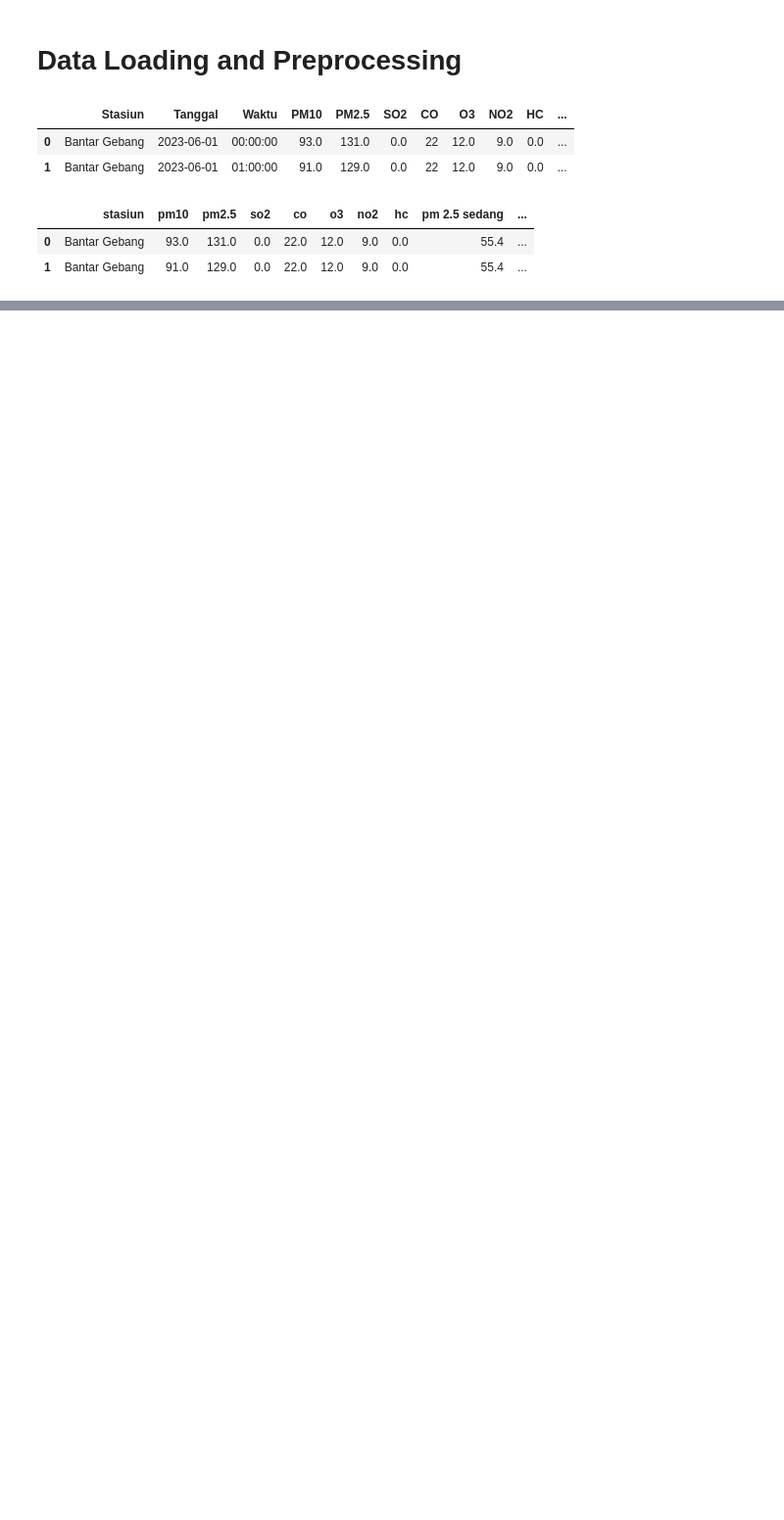
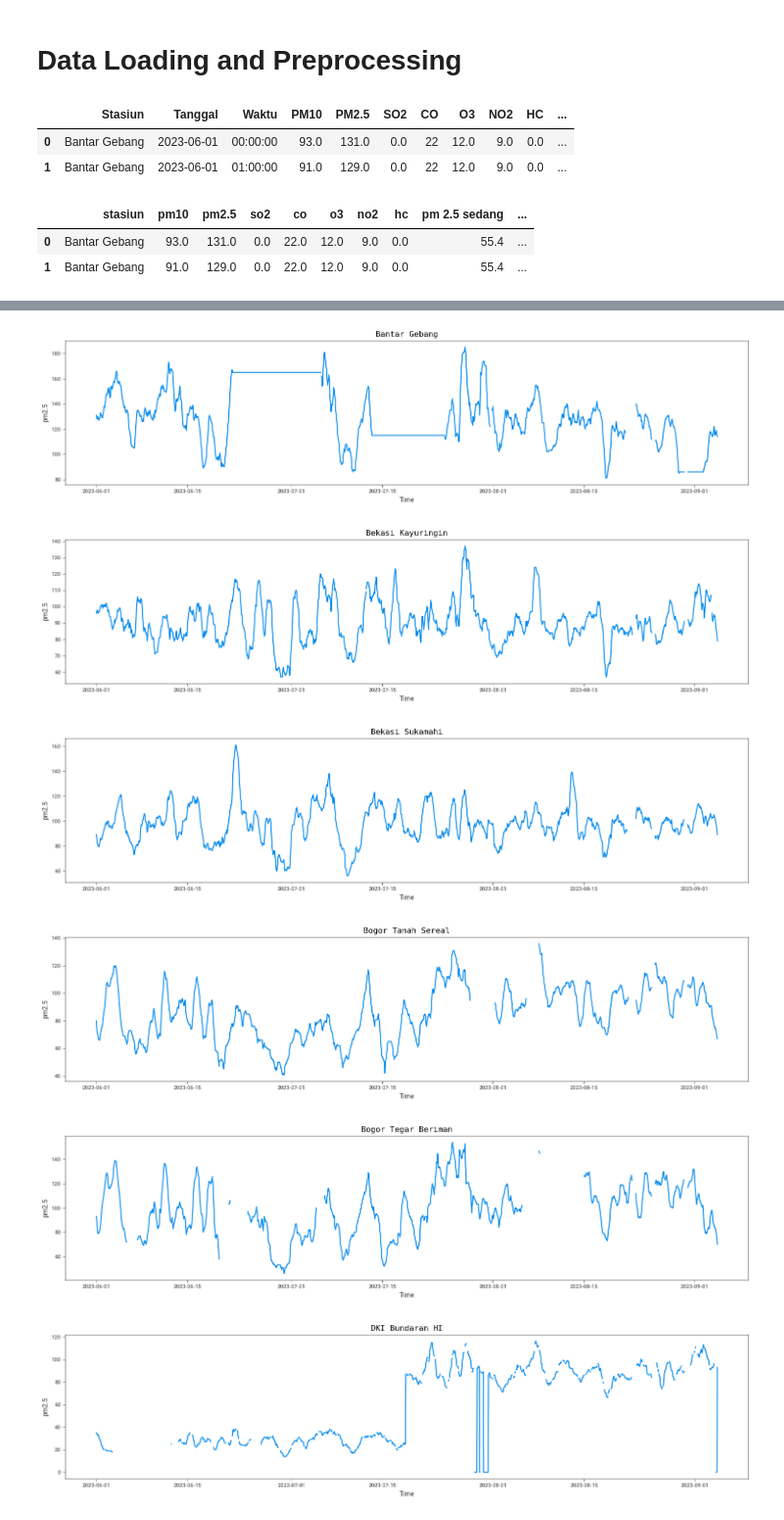
Before and after one commit to amrirasyidi/air_quality_forecasting, a Jupyter notebook: notebooks/1_klhk_jakarta_exploration.ipynb, the cells around one changed output, grey strips where cells are left out. Shown at 98% size. Saved outputs shown, nothing was run; the diff lists cells and outputs as text; code cells hidden in the pictures; blank space fills up the shorter version.

```diff
--- a/notebooks/1_klhk_jakarta_exploration.ipynb
+++ b/notebooks/1_klhk_jakarta_exploration.ipynb
@@ -114,0 +90,16 @@ plt.tight_layout()
+# %%
+for stasiun in processed_df['stasiun'].unique():
+    fig, ax = visualization.overall_plot(
+        processed_df[processed_df['stasiun']==stasiun],
+        'read_time',
+        ["pm2.5"],
+        1
+    )
+    ax.set_title(stasiun)
+# %% [output]
+[figure, added]
+[figure, added]
+[figure, added]
+[figure, added]
+[figure, added]
+[figure, added]
```
Also changed, not shown: parts of 20 cells of this notebook, 4 other files.
